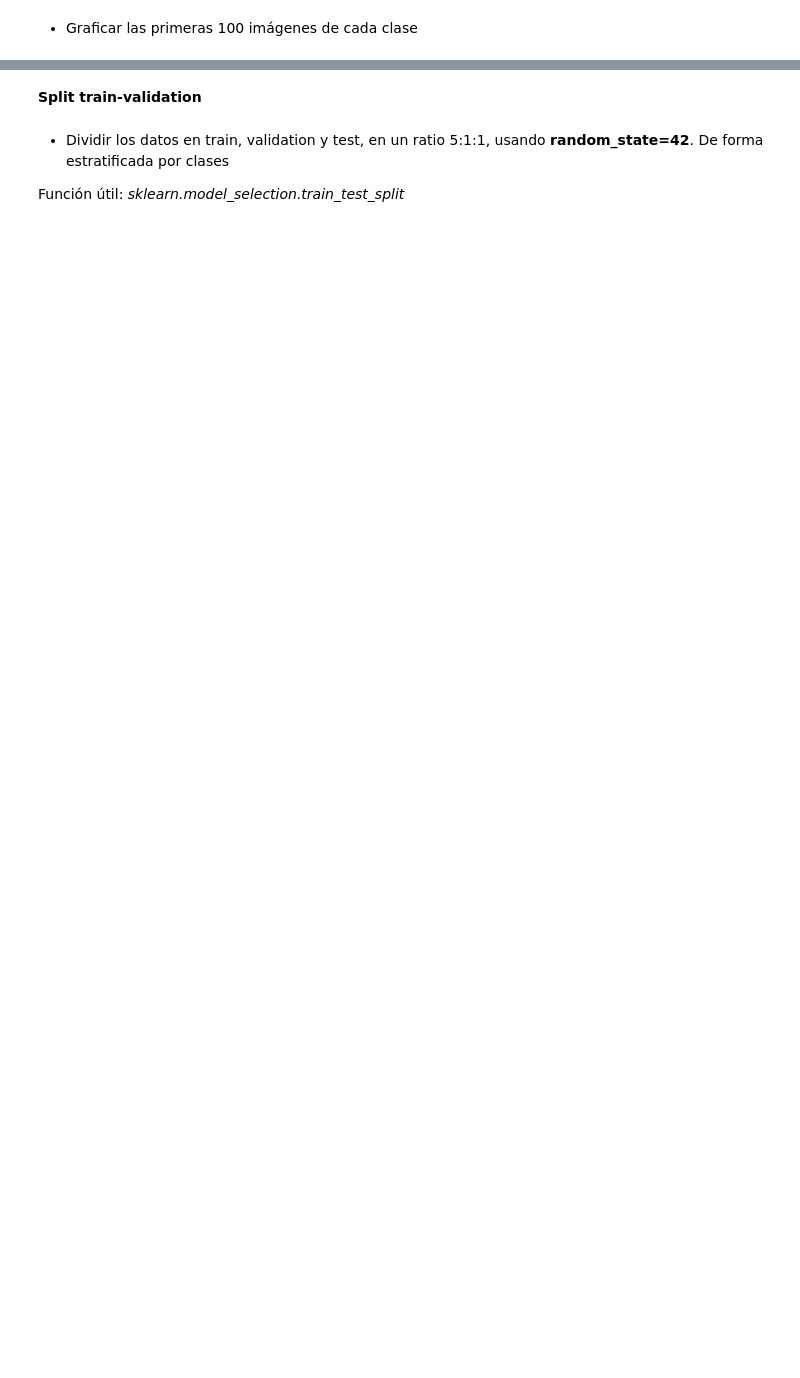
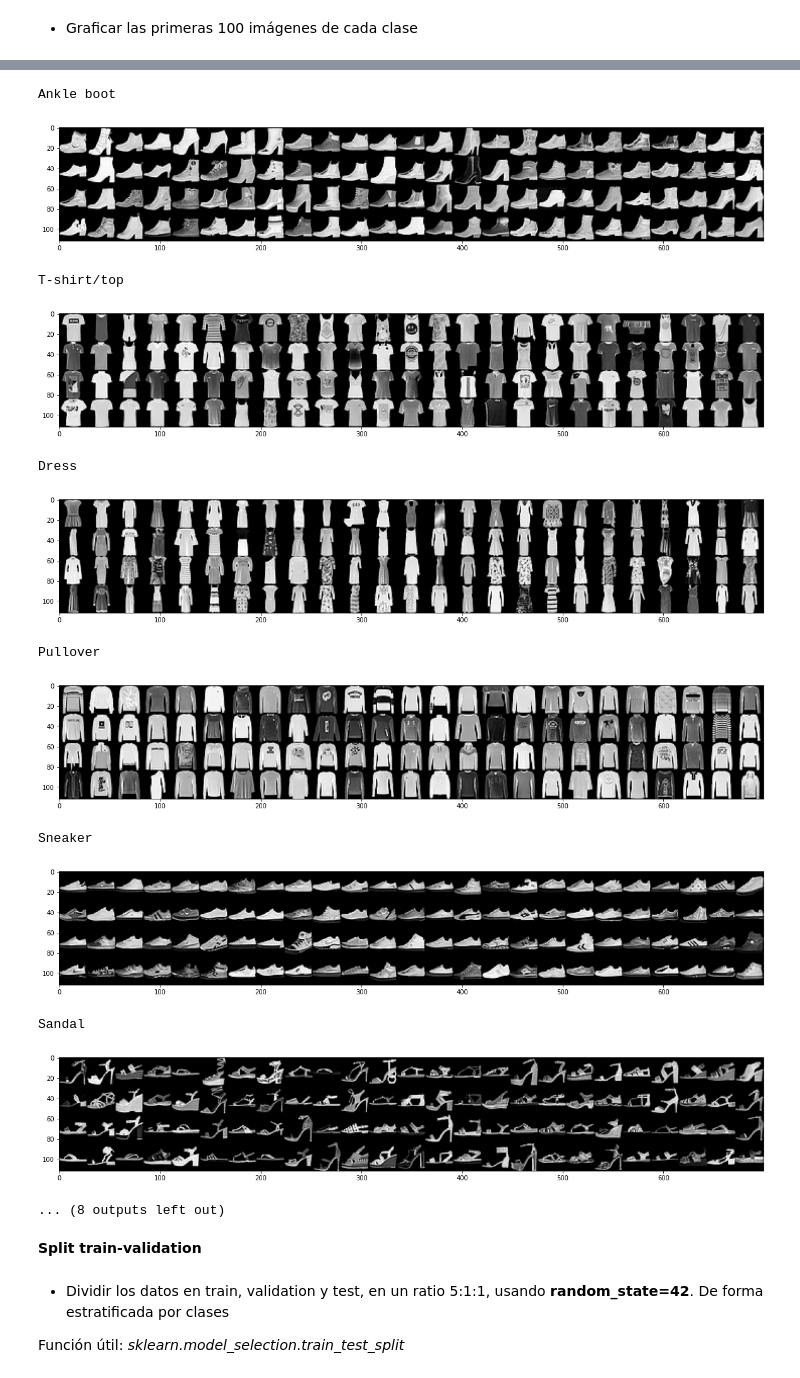
Before and after one commit to rocioparra/redes-neuronales, a Jupyter notebook: 02-naive-bayes/RN20202Q_NaiveBayes_Parra.ipynb, the cells around one changed output, grey strips where cells are left out. Drawn from its saved outputs; the diff is of its cells as text; code cells hidden in the pictures; blank space fills up the shorter version.

```diff
--- a/02-naive-bayes/RN20202Q_NaiveBayes_Parra.ipynb
+++ b/02-naive-bayes/RN20202Q_NaiveBayes_Parra.ipynb
@@ -56,2 +49,11 @@ Función útil: *np.concatenate*
+# %%
+def img_grid(imgs, n_rows):
+    n_columns = len(imgs)//n_rows
+    fig, ax = plt.subplots(1, 1, figsize=(20,15))
+    imgs = np.array(imgs).reshape((n_rows, n_columns, 28, 28))
+    imgs = imgs.swapaxes(1, 2).reshape((n_rows*28, n_columns*28))
+    ax.imshow(imgs, cmap="gray")
+    ax.axis('scaled')
+    plt.show()
 # %% [markdown]
 - Graficar las primeras 100 imágenes de cada clase
@@ -74,3 +60,27 @@ Sandal
+# %%
+from collections import defaultdict
+clothes = defaultdict(list)
+for i, article in enumerate(y):
+    clothes[label_dict[article]].append(imgs[i])
+
+for article in clothes:
+    clothes[article] = np.array(clothes[article])
+    print(article)
+    img_grid(clothes[article][:100], n_rows=4)
+# %% [output]
+Ankle boot
+[figure, added]
+T-shirt/top
+[figure, added]
+Dress
+[figure, added]
+Pullover
+[figure, added]
+Sneaker
+[figure, added]
+Sandal
+[figure, added]
+... (8 outputs left out)
 # %% [markdown]
 **Split train-validation**
 # %% [markdown]
```
Also changed, not shown: parts of 27 cells of this notebook.
